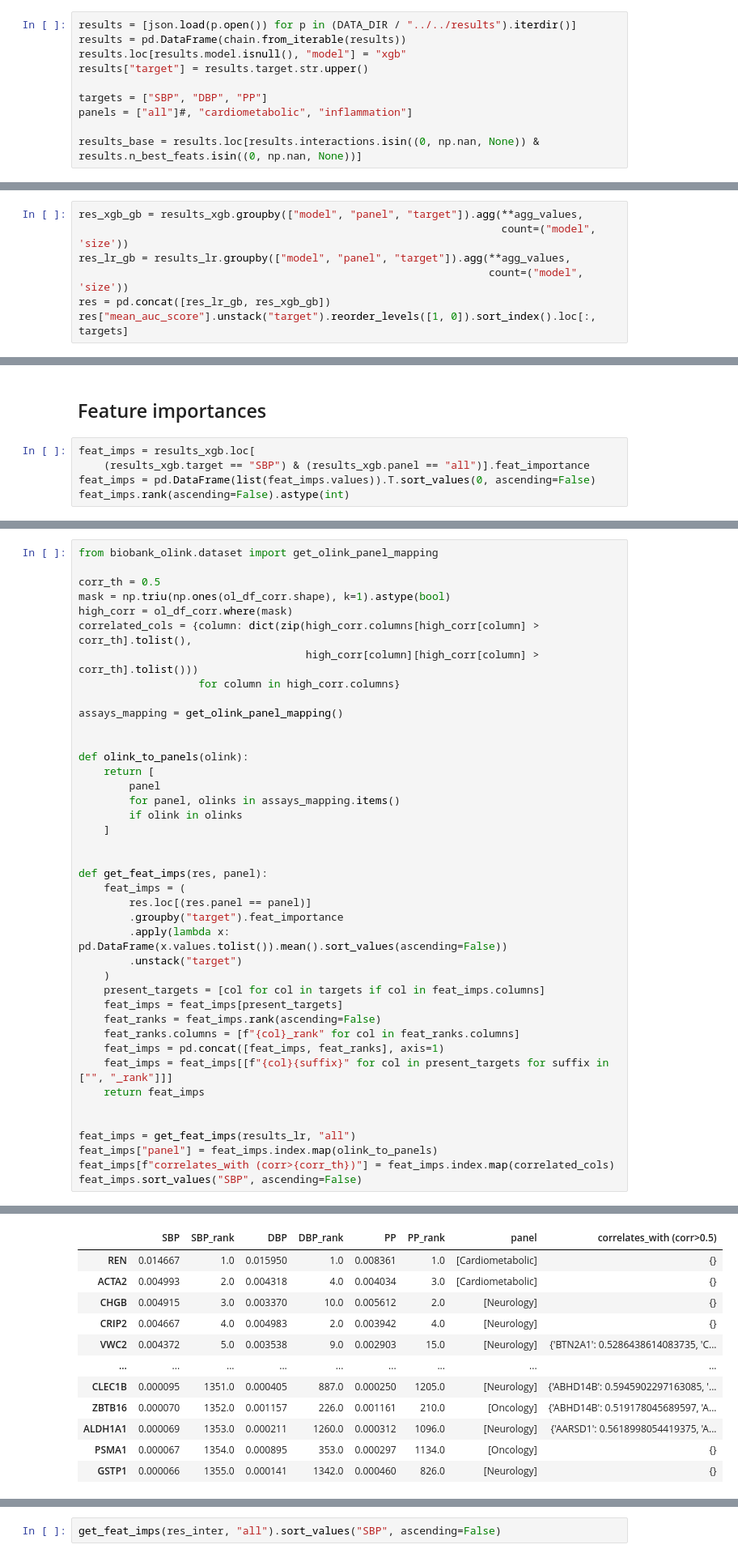
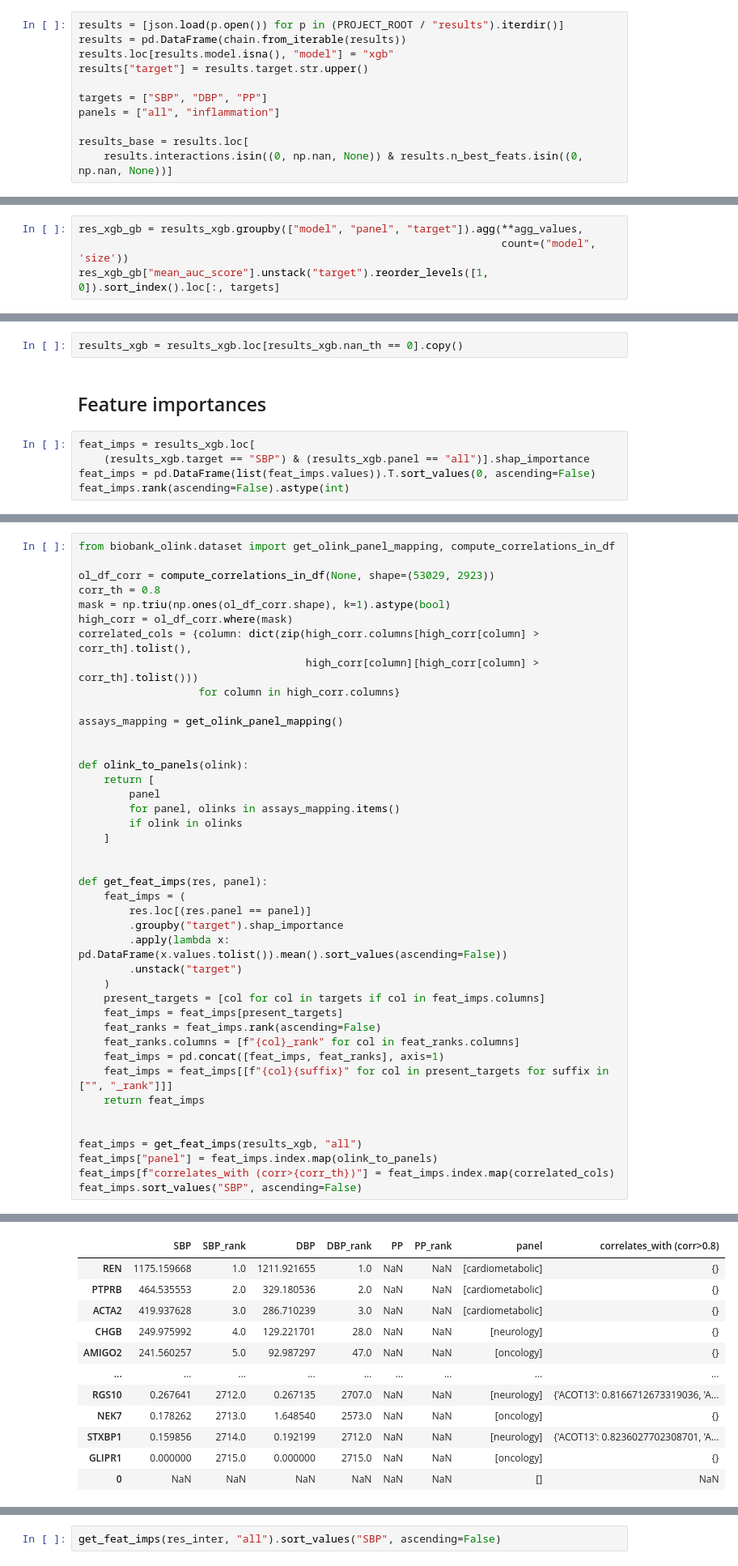
Before and after one commit to ipolharvard/biobank_olink, a Jupyter notebook: notebooks/exp_two_extremes.ipynb, the cells around one changed output, grey strips where cells are left out. Shown: that part at 81% size. Drawn from its saved outputs; the diff is of its cells as text.

```diff
--- a/notebooks/exp_two_extremes.ipynb
+++ b/notebooks/exp_two_extremes.ipynb
@@ -18,13 +16,14 @@ DATA_DIR = files("biobank_olink.data")
 The autoreload extension is already loaded. To reload it, use:
   %reload_ext autoreload
 # %%
-results = [json.load(p.open()) for p in (DATA_DIR / "../../results").iterdir()]
+results = [json.load(p.open()) for p in (PROJECT_ROOT / "results").iterdir()]
 results = pd.DataFrame(chain.from_iterable(results))
-results.loc[results.model.isnull(), "model"] = "xgb"
+results.loc[results.model.isna(), "model"] = "xgb"
 results["target"] = results.target.str.upper()
 
 targets = ["SBP", "DBP", "PP"]
-panels = ["all"]#, "cardiometabolic", "inflammation"]
+panels = ["all", "inflammation"]
 
-results_base = results.loc[results.interactions.isin((0, np.nan, None)) & results.n_best_feats.isin((0, np.nan, None))]
+results_base = results.loc[
+    results.interactions.isin((0, np.nan, None)) & results.n_best_feats.isin((0, np.nan, None))]
 # %%
@@ -54,10 +52,7 @@ results_xgb.groupby(["model", "panel", "target"]).agg(**agg_values, count=("mode
 # %%
 res_xgb_gb = results_xgb.groupby(["model", "panel", "target"]).agg(**agg_values,
                                                                    count=("model", 'size'))
-res_lr_gb = results_lr.groupby(["model", "panel", "target"]).agg(**agg_values,
-                                                                 count=("model", 'size'))
-res = pd.concat([res_lr_gb, res_xgb_gb])
-res["mean_auc_score"].unstack("target").reorder_levels([1, 0]).sort_index().loc[:, targets]
+res_xgb_gb["mean_auc_score"].unstack("target").reorder_levels([1, 0]).sort_index().loc[:, targets]
 # %% [output]
 |  | target | SBP | DBP | PP |
 | panel | model |  |  |  |
@@ -152,8 +102,10 @@ xgb_vs_lr_pval.pivot(index="target", columns="panel", values="p_val")
+# %%
+results_xgb = results_xgb.loc[results_xgb.nan_th == 0].copy()
 # %% [markdown]
 ## Feature importances
 # %%
 feat_imps = results_xgb.loc[
-    (results_xgb.target == "SBP") & (results_xgb.panel == "all")].feat_importance
+    (results_xgb.target == "SBP") & (results_xgb.panel == "all")].shap_importance
 feat_imps = pd.DataFrame(list(feat_imps.values)).T.sort_values(0, ascending=False)
 feat_imps.rank(ascending=False).astype(int)
 # %% [output]
@@ -180,7 +125,8 @@ ol_df_corr = ol_df.corr()
 # %%
-from biobank_olink.dataset import get_olink_panel_mapping
+from biobank_olink.dataset import get_olink_panel_mapping, compute_correlations_in_df
 
-corr_th = 0.5
+ol_df_corr = compute_correlations_in_df(None, shape=(53029, 2923))
+corr_th = 0.8
 mask = np.triu(np.ones(ol_df_corr.shape), k=1).astype(bool)
 high_corr = ol_df_corr.where(mask)
 correlated_cols = {column: dict(zip(high_corr.columns[high_corr[column] > corr_th].tolist(),
@@ -201,7 +147,7 @@ def olink_to_panels(olink):
 def get_feat_imps(res, panel):
     feat_imps = (
         res.loc[(res.panel == panel)]
-        .groupby("target").feat_importance
+        .groupby("target").shap_importance
         .apply(lambda x: pd.DataFrame(x.values.tolist()).mean().sort_values(ascending=False))
         .unstack("target")
     )
@@ -214,7 +160,7 @@ def get_feat_imps(res, panel):
     return feat_imps
 
 
-feat_imps = get_feat_imps(results_lr, "all")
+feat_imps = get_feat_imps(results_xgb, "all")
 feat_imps["panel"] = feat_imps.index.map(olink_to_panels)
 feat_imps[f"correlates_with (corr>{corr_th})"] = feat_imps.index.map(correlated_cols)
 feat_imps.sort_values("SBP", ascending=False)
@@ -222,12 +169,12 @@ feat_imps.sort_values("SBP", ascending=False)
-|  | SBP | SBP_rank | DBP | DBP_rank | PP | PP_rank | panel | correlates_with (corr>0.5) |
-| REN | 0.014667 | 1.0 | 0.015950 | 1.0 | 0.008361 | 1.0 | [Cardiometabolic] | {} |
-| ACTA2 | 0.004993 | 2.0 | 0.004318 | 4.0 | 0.004034 | 3.0 | [Cardiometabolic] | {} |
-| CHGB | 0.004915 | 3.0 | 0.003370 | 10.0 | 0.005612 | 2.0 | [Neurology] | {} |
-| CRIP2 | 0.004667 | 4.0 | 0.004983 | 2.0 | 0.003942 | 4.0 | [Neurology] | {} |
-| VWC2 | 0.004372 | 5.0 | 0.003538 | 9.0 | 0.002903 | 15.0 | [Neurology] | {'BTN2A1': 0.5286438614083735, 'C... |
+|  | SBP | SBP_rank | DBP | DBP_rank | PP | PP_rank | panel | correlates_with (corr>0.8) |
+| REN | 1175.159668 | 1.0 | 1211.921655 | 1.0 | NaN | NaN | [cardiometabolic] | {} |
+| PTPRB | 464.535553 | 2.0 | 329.180536 | 2.0 | NaN | NaN | [cardiometabolic] | {} |
+| ACTA2 | 419.937628 | 3.0 | 286.710239 | 3.0 | NaN | NaN | [cardiometabolic] | {} |
+| CHGB | 249.975992 | 4.0 | 129.221701 | 28.0 | NaN | NaN | [neurology] | {} |
+| AMIGO2 | 241.560257 | 5.0 | 92.987297 | 47.0 | NaN | NaN | [oncology] | {} |
 | ... | ... | ... | ... | ... | ... | ... | ... | ... |
-| CLEC1B | 0.000095 | 1351.0 | 0.000405 | 887.0 | 0.000250 | 1205.0 | [Neurology] | {'ABHD14B': 0.5945902297163085, '... |
-| ZBTB16 | 0.000070 | 1352.0 | 0.001157 | 226.0 | 0.001161 | 210.0 | [Oncology] | {'ABHD14B': 0.519178045689597, 'A... |
-| ALDH1A1 | 0.000069 | 1353.0 | 0.000211 | 1260.0 | 0.000312 | 1096.0 | [Neurology] | {'AARSD1': 0.5618998054419375, 'A... |
-| PSMA1 | 0.000067 | 1354.0 | 0.000895 | 353.0 | 0.000297 | 1134.0 | [Oncology] | {} |
-| GSTP1 | 0.000066 | 1355.0 | 0.000141 | 1342.0 | 0.000460 | 826.0 | [Neurology] | {} |
+| RGS10 | 0.267641 | 2712.0 | 0.267135 | 2707.0 | NaN | NaN | [neurology] | {'ACOT13': 0.8166712673319036, 'A... |
+| NEK7 | 0.178262 | 2713.0 | 1.648540 | 2573.0 | NaN | NaN | [oncology] | {} |
+| STXBP1 | 0.159856 | 2714.0 | 0.192199 | 2712.0 | NaN | NaN | [neurology] | {'ACOT13': 0.8236027702308701, 'A... |
+| GLIPR1 | 0.000000 | 2715.0 | 0.000000 | 2715.0 | NaN | NaN | [oncology] | {} |
+| 0 | NaN | NaN | NaN | NaN | NaN | NaN | [] | NaN |
```
Also changed, not shown: parts of 15 cells of this notebook, 4 other files.
